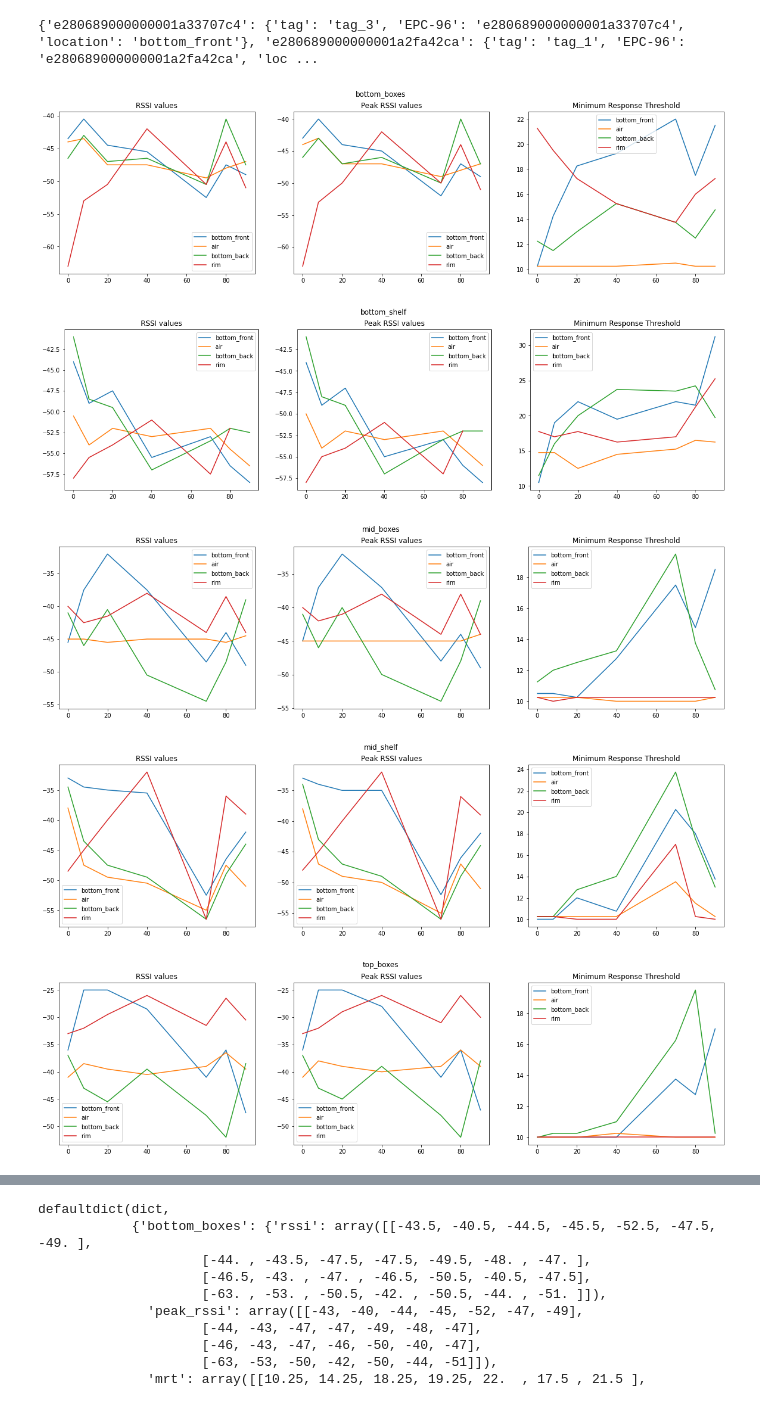
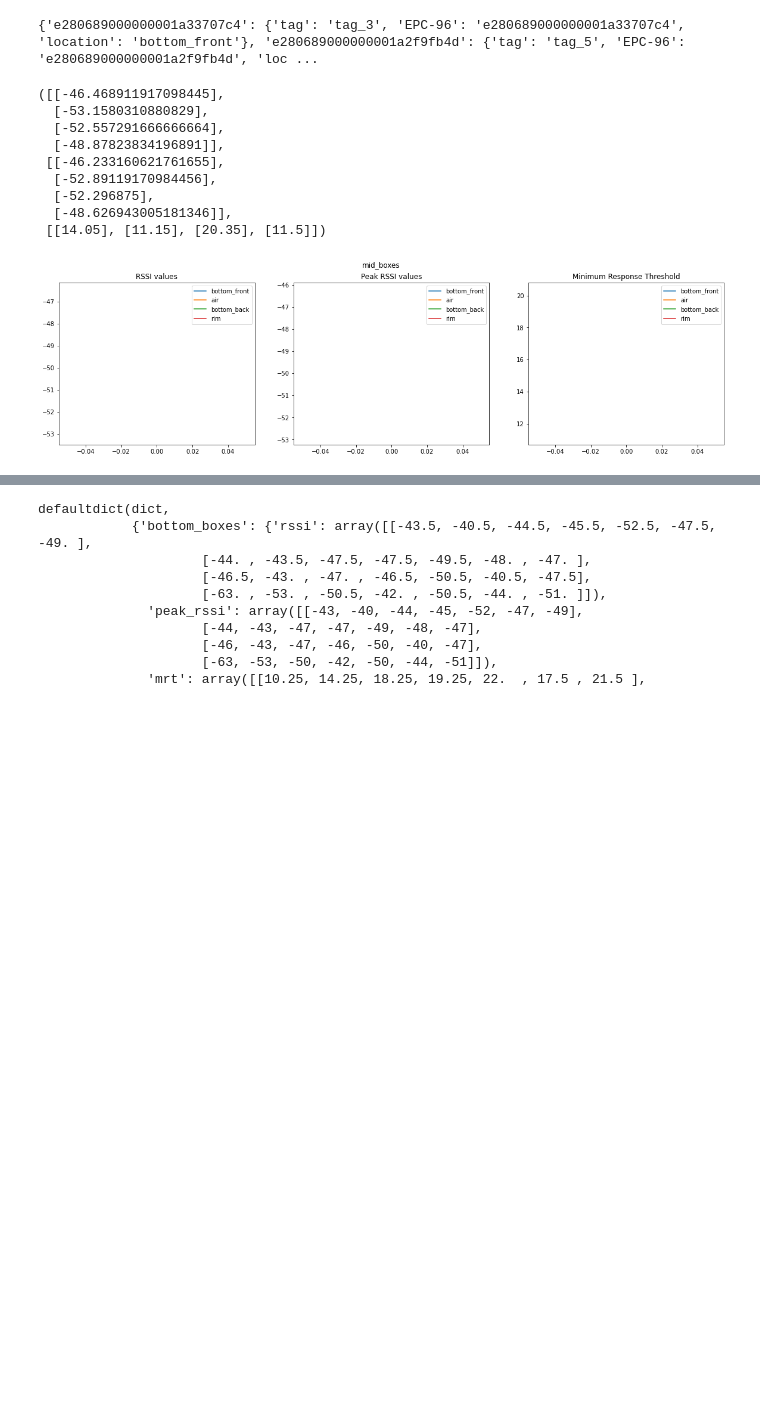
Before and after one commit to Rashmil-1999/smart_garden_rpi, a Jupyter notebook: src/viz.ipynb, the cells around one changed output, grey strips where cells are left out. Cells and saved outputs as stored; diff of their text form; code cells hidden in the pictures; blank space fills up the shorter version.

```diff
--- a/src/viz.ipynb
+++ b/src/viz.ipynb
@@ -103,13 +96,13 @@ xs = [0, 8, 20, 40, 70, 80, 90]
 # %%
 tag_info: dict = dict()
-for i, tag in enumerate(tag_list):
-    tag_info[tag] = complete_data[f"{xs[i]}percent"][position]["rssi_vals"][tag]["tag_info"]
+for _, tag in enumerate(tag_list):
+    tag_info[tag] = complete_data_new[f"{xs[0]}percent"][position]["rssi_vals"][tag]["tag_info"]
 print(tag_info)
 # %% [output]
-{'e280689000000001a33707c4': {'tag': 'tag_3', 'EPC-96': 'e280689000000001a33707c4', 'location': 'bottom_front'}, 'e280689000000001a2fa42ca': {'tag': 'tag_1', 'EPC-96': 'e280689000000001a2fa42ca', 'loc ...
+{'e280689000000001a33707c4': {'tag': 'tag_3', 'EPC-96': 'e280689000000001a33707c4', 'location': 'bottom_front'}, 'e280689000000001a2f9fb4d': {'tag': 'tag_5', 'EPC-96': 'e280689000000001a2f9fb4d', 'loc ...
 # %%
 def plot_rssi(position: str) -> Tuple[List[float], List[float], List[float]]:
-    global tag_list, complete_data, xs
+    global tag_list, complete_data_new, xs
     # rssi vals
     rssi_ys = []
     peak_rssi_ys = []
@@ -119,9 +112,9 @@ def plot_rssi(position: str) -> Tuple[List[float], List[float], List[float]]:
         peak_rssi_readings = []
         mrt_readings = []
         for mois_level in xs:
-            rssi_readings.append(complete_data[f"{mois_level}percent"][position]["rssi_vals"][tag]["rssi"].get("32.5", float('nan')))
-            peak_rssi_readings.append(complete_data[f"{mois_level}percent"][position]["rssi_vals"][tag]["peak_rssi"].get("32.5", float('nan')))
-            mrt_readings.append(complete_data[f"{mois_level}percent"][position]["min_Tx_power"][tag])
+            rssi_readings.append(statistics.mean(complete_data_new[f"{mois_level}percent"][position]["rssi_vals"][tag]["rssi"]))
+            peak_rssi_readings.append(statistics.mean(complete_data_new[f"{mois_level}percent"][position]["rssi_vals"][tag]["peak_rssi"]))
+            mrt_readings.append(statistics.mean(complete_data_new[f"{mois_level}percent"][position]["min_Tx_power"][tag]))
         rssi_ys.append(rssi_readings)
         peak_rssi_ys.append(peak_rssi_readings)
         mrt_ys.append(mrt_readings)
@@ -132,47 +125,52 @@ def plot_rssi(position: str) -> Tuple[List[float], List[float], List[float]]:
 
     for i, tag in enumerate(tag_list):
         # print(complete_data[f"{xs[i]}percent"][position]["rssi_vals"][tag]["tag_info"]["location"])
-        axes[0].plot(xs, rssi_ys[i], label=complete_data[f"{xs[i]}percent"][position]["rssi_vals"][tag]["tag_info"]["location"])
+        axes[0].plot(xs, rssi_ys[i], label=complete_data_new[f"{xs[0]}percent"][position]["rssi_vals"][tag]["tag_info"]["location"])
     axes[0].set_title("RSSI values")
     axes[0].legend()
 
     for i, tag in enumerate(tag_list):
         # print(complete_data[f"{xs[i]}percent"][position]["rssi_vals"][tag]["tag_info"]["location"])
-        axes[1].plot(xs, peak_rssi_ys[i], label=complete_data[f"{xs[i]}percent"][position]["rssi_vals"][tag]["tag_info"]["location"])
+        axes[1].plot(xs, peak_rssi_ys[i], label=complete_data_new[f"{xs[0]}percent"][position]["rssi_vals"][tag]["tag_info"]["location"])
     axes[1].set_title("Peak RSSI values")
     axes[1].legend()
 
     for i, tag in enumerate(tag_list):
         # print(complete_data[f"{xs[i]}percent"][position]["rssi_vals"][tag]["tag_info"]["location"])
-        axes[2].plot(xs, mrt_ys[i], label=complete_data[f"{xs[i]}percent"][position]["rssi_vals"][tag]["tag_info"]["location"])
+        axes[2].plot(xs, mrt_ys[i], label=complete_data_new[f"{xs[0]}percent"][position]["rssi_vals"][tag]["tag_info"]["location"])
     axes[2].set_title("Minimum Response Threshold")
     axes[2].legend()
     # fig.show()
     plt.suptitle(position)
     return rssi_ys, peak_rssi_ys, mrt_ys
 # %%
-compiled_rssi_readings: Dict[str, dict] = defaultdict(dict)
+# compiled_rssi_readings: Dict[str, dict] = defaultdict(dict)
 
-for key in keys:
-    rssi_readings: tuple = plot_rssi(key)
-    rssi_ys: np.ndarray = np.array(rssi_readings[0])
-    peak_rssi_ys: np.ndarray = np.array(rssi_readings[1])
-    mrt_ys: np.ndarray = np.array(rssi_readings[2])
-    compiled_rssi_readings[key] = {
-        "rssi": rssi_ys,
-        "peak_rssi": peak_rssi_ys,
-        "mrt": mrt_ys
-    }
+# for key in keys:
+#     rssi_readings: tuple = plot_rssi(key)
+#     rssi_ys: np.ndarray = np.array(rssi_readings[0])
+#     peak_rssi_ys: np.ndarray = np.array(rssi_readings[1])
+#     mrt_ys: np.ndarray = np.array(rssi_readings[2])
+#     compiled_rssi_readings[key] = {
+#         "rssi": rssi_ys,
+#         "peak_rssi": peak_rssi_ys,
+#         "mrt": mrt_ys
+#     }
 # plot_rssi("bottom_shelf")
 # print("Mid")
-# plot_rssi("mid_boxes")
+plot_rssi("mid_boxes")
 # plot_rssi("mid_shelf")
 # print("Top")
 # plot_rssi("top_boxes")
 # plot_rssi("top_shelf")
 # %% [output]
+([[-46.468911917098445],
+  [-53.1580310880829],
+  [-52.557291666666664],
+  [-48.87823834196891]],
+ [[-46.233160621761655],
+  [-52.89119170984456],
+  [-52.296875],
+  [-48.626943005181346]],
+ [[14.05], [11.15], [20.35], [11.5]])
-[figure, old version]
+[figure, new version]
-[figure, removed]
-[figure, removed]
-[figure, removed]
-[figure, removed]
```
Also changed, not shown: parts of 7 cells of this notebook, 1 other file.
